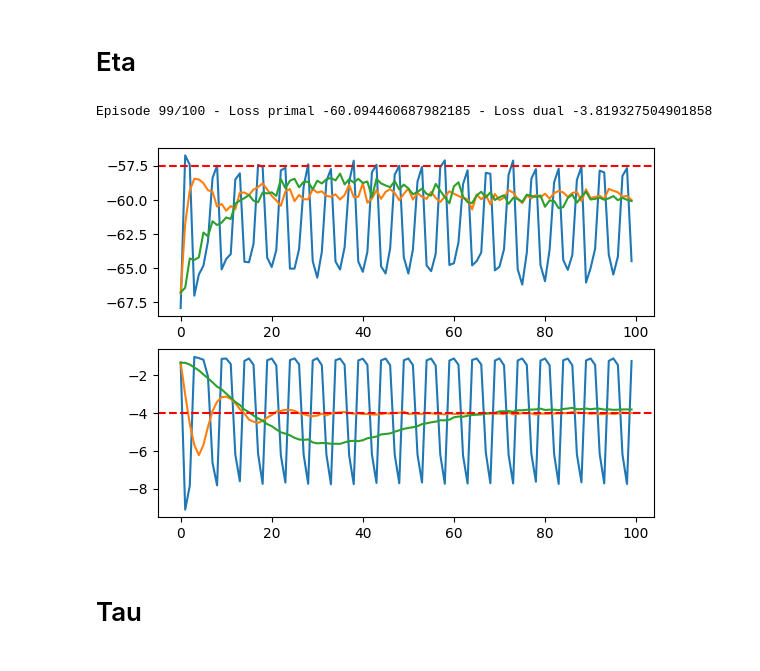
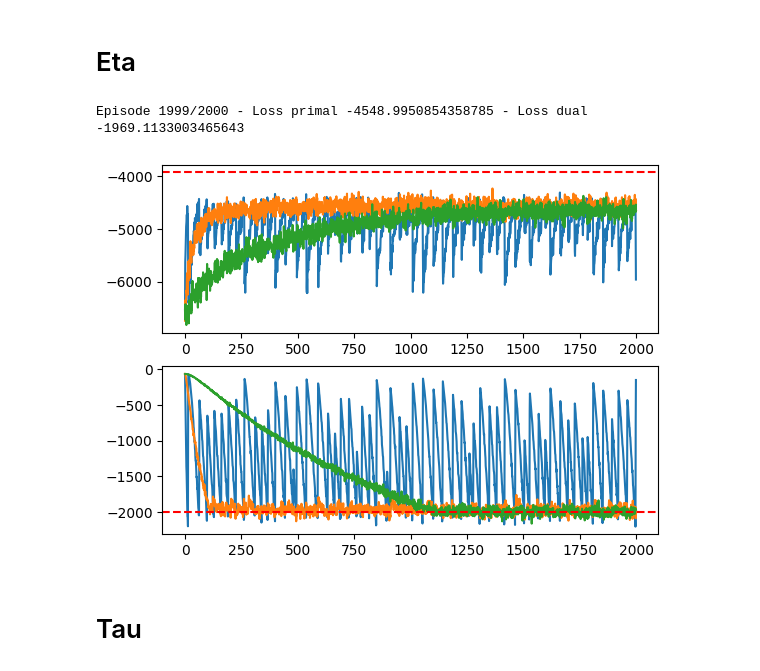
Before and after one commit to sergiorozada12/d-pg-pd, a Jupyter notebook: experiments/EXP1_vel_DPGPD.ipynb, the cells around one changed output. Saved outputs shown, nothing was run; the diff lists cells and outputs as text; code cells hidden in the pictures.

```diff
--- a/experiments/EXP1_vel_DPGPD.ipynb
+++ b/experiments/EXP1_vel_DPGPD.ipynb
@@ -121,8 +124,9 @@ plt.show()
 # Constrained
 # %%
 epochs = 1_000
-n = 10_000
-b = -20
+n = 1_000
+b = -2_000
+eta=0.01
 
 env = RobotWorld()
 sampler = Sampler(env, gamma)
@@ -186,37 +190,37 @@ plt.show()
 tau = 0.1
 
 pl_eta, dl_eta = [], []
-etas = [1.0, 0.1, 0.01]
+etas = [0.1, 0.01, 0.001]
 for eta in etas:
-    epochs = 100
-    n = 10_000
-    b = -4
+    epochs = 2_000
+    n = 1_000
+    b = -2_000
 
     env = RobotWorld()
-    sampler = Sampler()
+    sampler = Sampler(env, gamma)
     dpgpd = Dpgpd(env, eta, tau, gamma, b, G1, G2, R1, R2)
 
     _, _, pl, dl = dpgpd.train_constrained(epochs, n)
     pl_eta.append(pl), dl_eta.append(dl)
 pl_eta, dl_eta = np.array(pl_eta), np.array(dl_eta)
 # %% [output]
-Episode 99/100 - Loss primal -60.094460687982185 - Loss dual -3.819327504901858
+Episode 1999/2000 - Loss primal -4548.9950854358785 - Loss dual -1969.1133003465643
 # %%
 fig, axes = plt.subplots(nrows=2, ncols=1)
 
 axes = axes.flatten()
 axes[0].plot(pl_eta[0])
 axes[0].plot(pl_eta[1])
 axes[0].plot(pl_eta[2])
-axes[0].axhline(y=-57.5, color='r', linestyle='--')
+axes[0].axhline(y=opt_lqr, color='r', linestyle='--')
 
 axes[1].plot(dl_eta[0])
 axes[1].plot(dl_eta[1])
 axes[1].plot(dl_eta[2])
 axes[1].axhline(y=b, color='r', linestyle='--')
 plt.show()
 # %% [output]
-[figure, old version]
+[figure, new version]
 # %% [markdown]
 # Tau
 # %%
```
Also changed, not shown: parts of 11 cells of this notebook, 12 other files.
